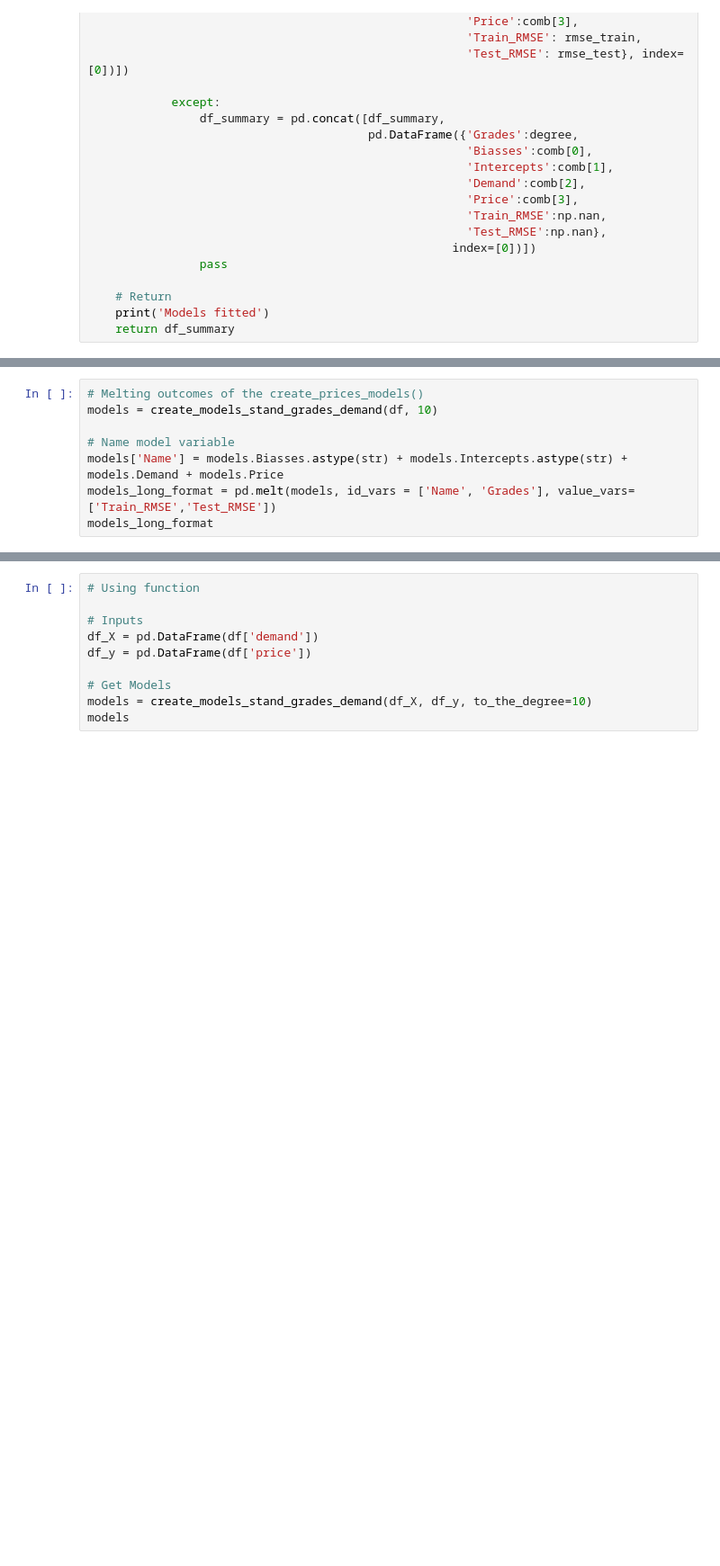
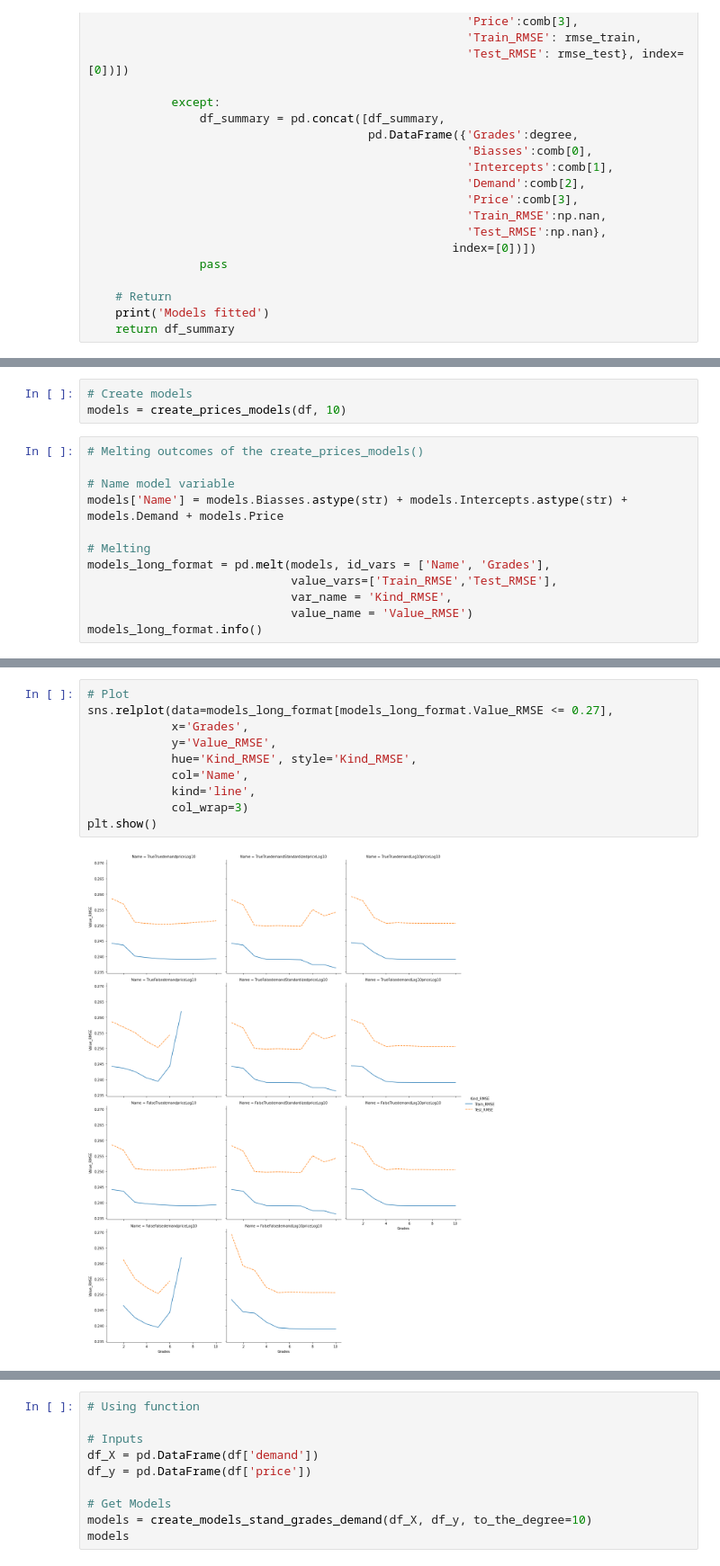
Before and after one commit to shlondon/ElectricityMarket-DataCamp, a Jupyter notebook: ElectricityMarket.ipynb, the cells around one changed output, grey strips where cells are left out. Shown: that part at 90% size. Drawn from its saved outputs; the diff is of its cells as text; blank space fills up the shorter version.

Commit message:
It is plotted learning curves

```diff
--- a/ElectricityMarket.ipynb
+++ b/ElectricityMarket.ipynb
@@ -356,9 +342,16 @@ Length: 72, dtype: object
+# %%
+# Create models
+models = create_prices_models(df, 10)
 # %%
 # Melting outcomes of the create_prices_models()
-models = create_models_stand_grades_demand(df, 10)
 
 # Name model variable
 models['Name'] = models.Biasses.astype(str) + models.Intercepts.astype(str) + models.Demand + models.Price
-models_long_format = pd.melt(models, id_vars = ['Name', 'Grades'], value_vars=['Train_RMSE','Test_RMSE'])
-models_long_format
+
+# Melting
+models_long_format = pd.melt(models, id_vars = ['Name', 'Grades'],
+                             value_vars=['Train_RMSE','Test_RMSE'],
+                             var_name = 'Kind_RMSE',
+                             value_name = 'Value_RMSE')
+models_long_format.info()
 # %% [output]
@@ -379,0 +369,12 @@ Models fitted
+# %%
+# Plot
+sns.relplot(data=models_long_format[models_long_format.Value_RMSE <= 0.27],
+            x='Grades',
+            y='Value_RMSE',
+            hue='Kind_RMSE', style='Kind_RMSE',
+            col='Name',
+            kind='line',
+            col_wrap=3)
+plt.show()
+# %% [output]
+[figure, added]
```
Also changed, not shown: parts of 4 cells of this notebook.
